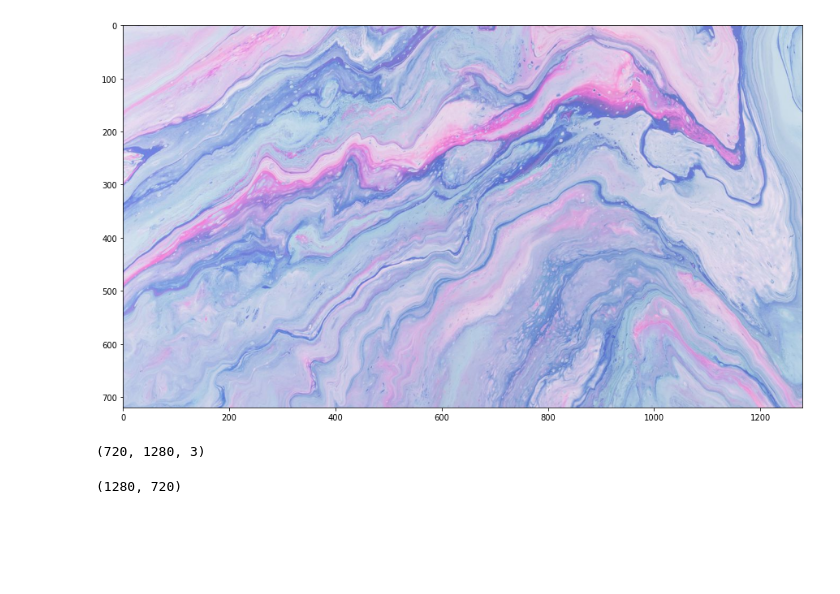
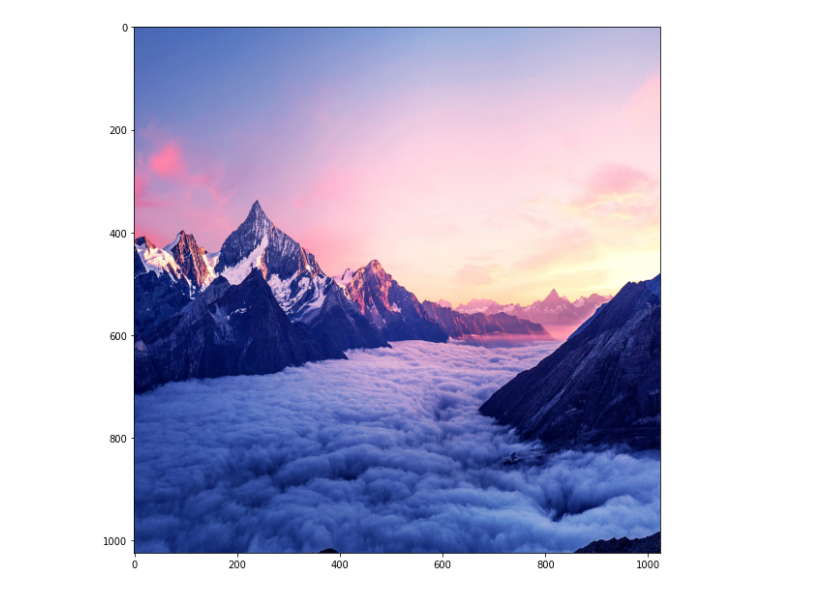
Before and after one commit to Mayukhdeb/torch-dreams, a Jupyter notebook: notebooks/deep_dream_pipeline_building.ipynb, the cells around one changed output. Saved outputs shown, nothing was run; the diff lists cells and outputs as text; code cells hidden in the pictures; blank space fills up the shorter version.

```diff
--- a/notebooks/deep_dream_pipeline_building.ipynb
+++ b/notebooks/deep_dream_pipeline_building.ipynb
@@ -32,18 +32,14 @@ paint_fluid_art_sta 100%[===================>] 158.32K   773KB/s    in 0.2s
 # %%
 import cv2
 
-image = cv2.imread("paint_fluid_art_stains_183755_1280x720.jpg")
-image = cv2.cvtColor(image, cv2.COLOR_BGR2RGB)
-# image = cv2.resize(image, (1024,1024))
+image_main = cv2.imread("cloudy-mountains_66340_3840x2160.jpg")
+image_sample = cv2.cvtColor(image_main, cv2.COLOR_BGR2RGB)
+image_sample = cv2.resize(image_sample, (1024,1024))
 
-plt.imshow(image)
+plt.imshow(image_sample)
 plt.show()
 # %% [output]
-[figure, old version]
+[figure, new version]
-# %%
-print(image.shape)
-# %% [output]
-(720, 1280, 3)
 # %%
 model = models.vgg19(pretrained=True)
 layers = list(model.features.children())
@@ -110,26 +106,3 @@ def dream(image, net, layer, iterations, lr, out_channels = None):
     img_out_np = np.clip(img_out_np, 0, 1)
 
     return img_out_np
-# %%
-
-
-
-orig_size = image.shape[:2]
-new_size = tuple(np.array(image.shape[:2])*0.5)
-layer = list( model.features.modules() )[27]
-
-print(orig_size)
-#To visualize features at different scales, the image is resized multiple times and run thru the dream
-OCTAVE_SCALE = 1.5
-for n in range(-7,1):
-    new_size = tuple( np.array(orig_size) * OCTAVE_SCALE**n)
-
-    new_size = (int(new_size[0]), int(new_size[1]))
-
-    # print(new_size)
-
-    image = cv2.resize(image, new_size)
-
-    image = dream(image, model, layer, 50, 0.05, out_channels = None)
-# %% [output]
-(1280, 720)
```
Also changed, not shown: parts of 6 cells of this notebook.
